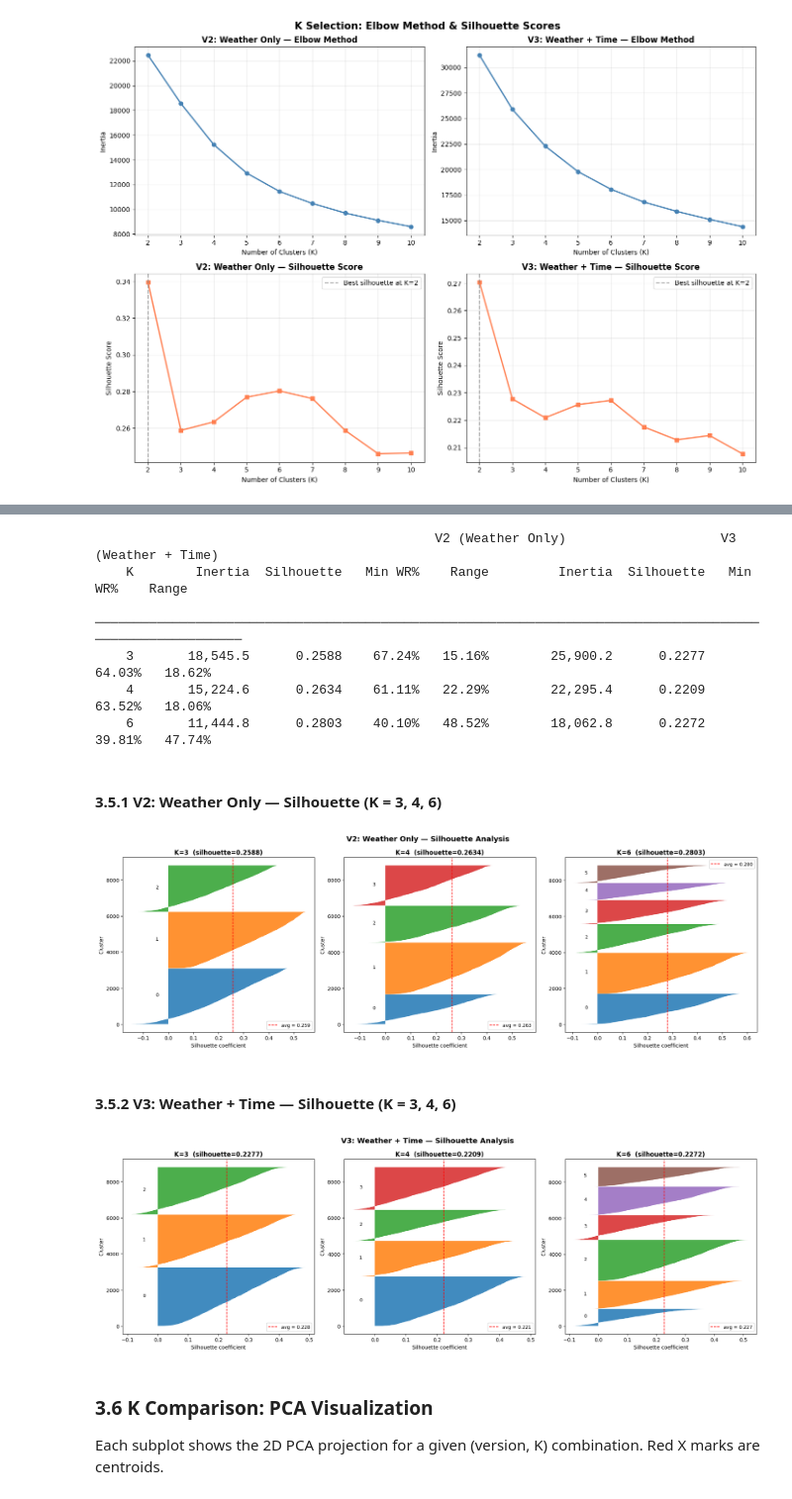
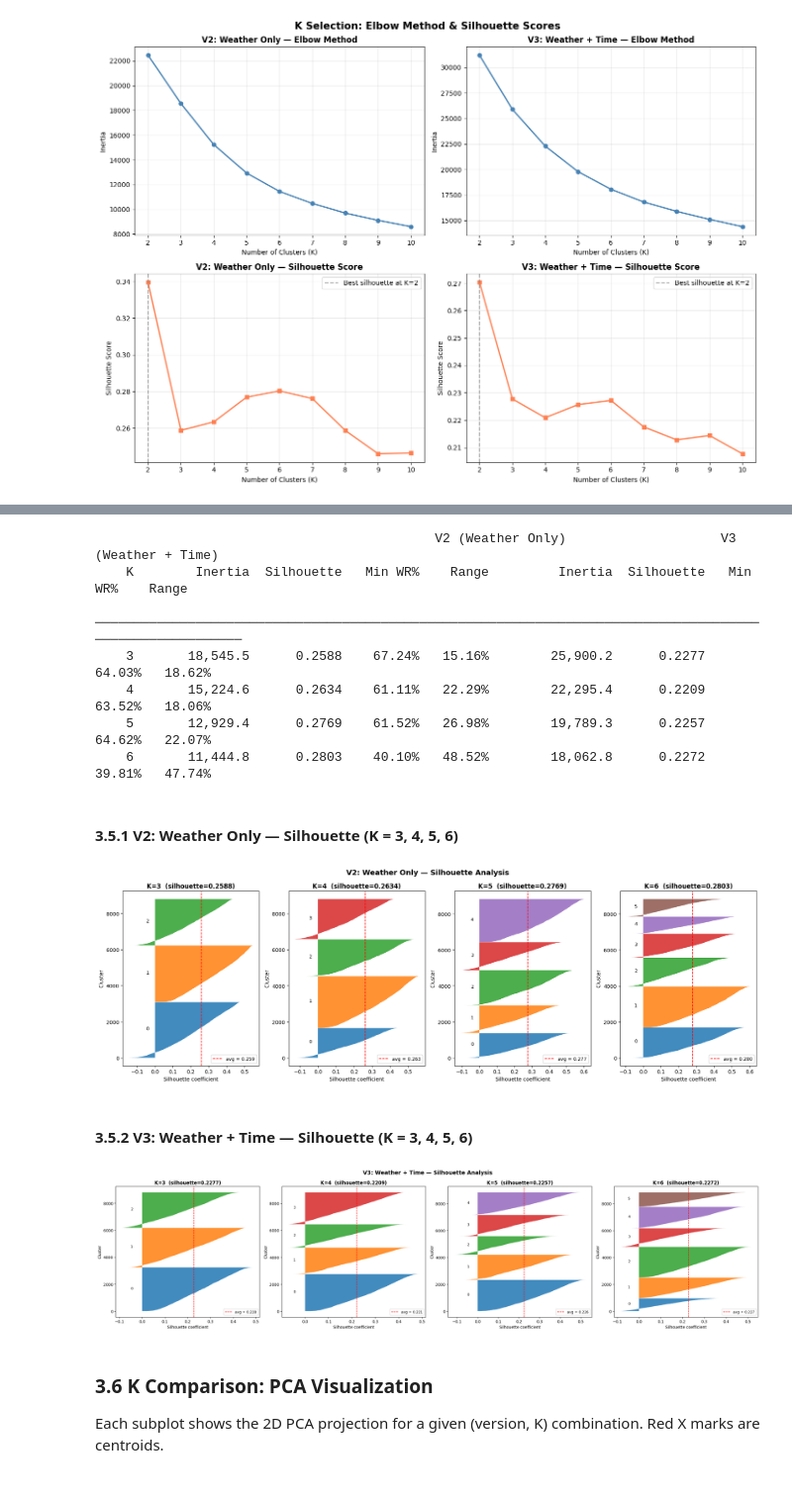
Before and after one commit to quyneehcl/HanoiAirQuality, a Jupyter notebook: task3.ipynb, the cells around one changed output, grey strips where cells are left out. Shown at 99% size. Drawn from its saved outputs; the diff is of its cells as text; code cells hidden in the pictures.

```diff
--- a/task3.ipynb
+++ b/task3.ipynb
@@ -223,5 +218,5 @@ We compare K = 3, 4, and 6 for both feature versions.
 # %%
-K_COMPARE = [3, 4, 6]
+K_COMPARE = [3, 4, 5, 6]
 
 def fit_kmeans_dict(X, k_list):
     """Fit KMeans for each K in k_list. Returns {k: fitted_model}."""
@@ -252,11 +247,12 @@ for k in K_COMPARE:
   ─────────────────────────────────────────────────────────────────────────────────────────────────────────
     3       18,545.5      0.2588    67.24%   15.16%        25,900.2      0.2277    64.03%   18.62%
     4       15,224.6      0.2634    61.11%   22.29%        22,295.4      0.2209    63.52%   18.06%
+    5       12,929.4      0.2769    61.52%   26.98%        19,789.3      0.2257    64.62%   22.07%
     6       11,444.8      0.2803    40.10%   48.52%        18,062.8      0.2272    39.81%   47.74%
 # %% [markdown]
-#### 3.5.1 V2: Weather Only — Silhouette (K = 3, 4, 6)
+#### 3.5.1 V2: Weather Only — Silhouette (K = 3, 4, 5, 6)
 # %%
-fig, axes = plt.subplots(1, 3, figsize=(18, 6))
+fig, axes = plt.subplots(1, 4, figsize=(18, 6))
 fig.suptitle('V2: Weather Only — Silhouette Analysis', fontsize=14, fontweight='bold')
 
 for ax, k in zip(axes, K_COMPARE):
@@ -269,24 +265,24 @@ for ax, k in zip(axes, K_COMPARE):
 plt.tight_layout()
 plt.show()
 # %% [output]
-[figure, old version]
+[figure, new version]
 # %% [markdown]
-#### 3.5.2 V3: Weather + Time — Silhouette (K = 3, 4, 6)
+#### 3.5.2 V3: Weather + Time — Silhouette (K = 3, 4, 5, 6)
 # %%
-fig, axes = plt.subplots(1, 3, figsize=(18, 6))
+fig, axes = plt.subplots(1, 4, figsize=(24, 6))
 fig.suptitle('V3: Weather + Time — Silhouette Analysis', fontsize=14, fontweight='bold')
 
 for ax, k in zip(axes, K_COMPARE):
     km = KMeans(n_clusters=k, random_state=RANDOM_STATE, n_init=10)
     km.fit(X_v3)
     plot_silhouette(X_v3, km.labels_, k, ax)
     sil = silhouette_score(X_v3, km.labels_)
     ax.set_title(f'K={k}  (silhouette={sil:.4f})', fontweight='bold')
 
 plt.tight_layout()
 plt.show()
 # %% [output]
-[figure, old version]
+[figure, new version]
 # %% [markdown]
 ### 3.6 K Comparison: PCA Visualization
 
```
Also changed, not shown: parts of 11 cells of this notebook.
